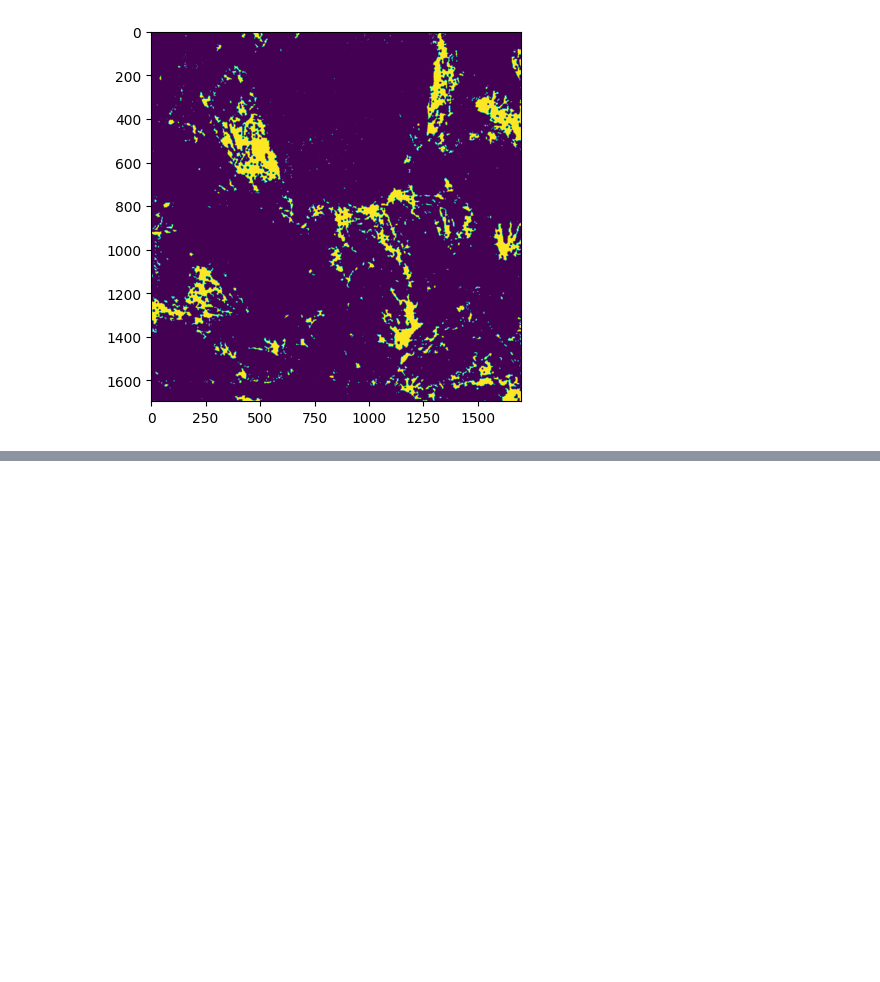
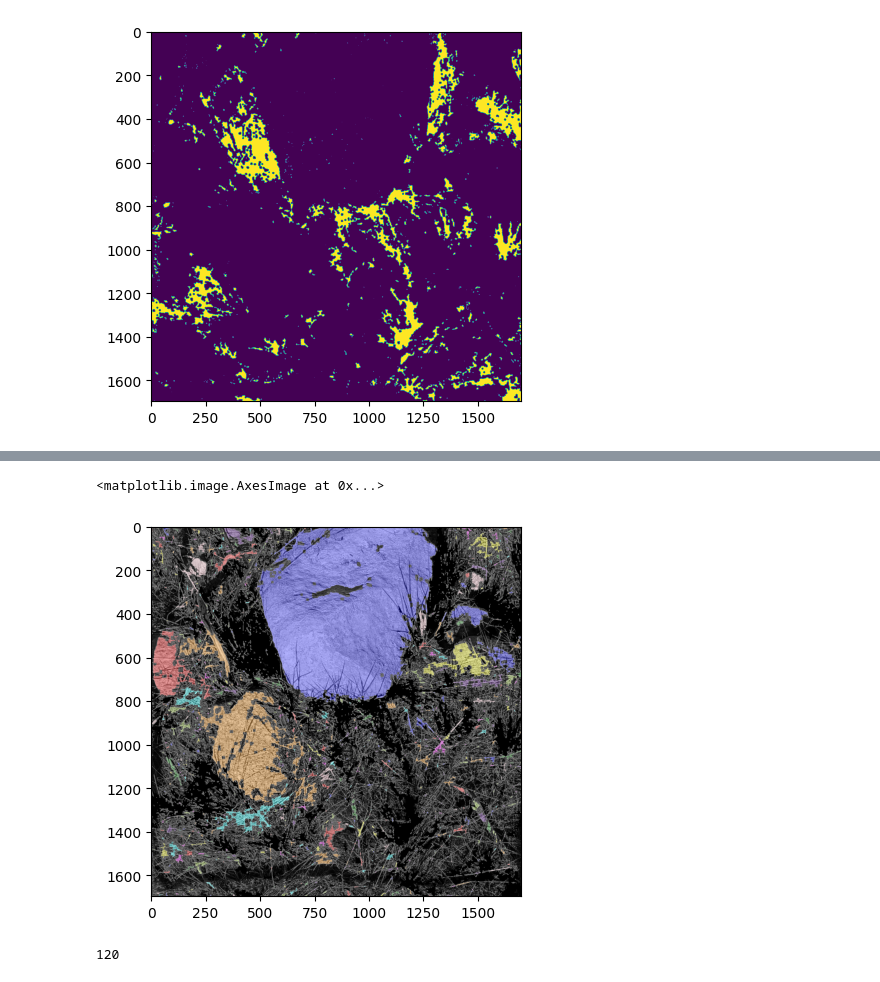
Before and after one commit to dustydells/mtech_reu_plants, a Jupyter notebook: segment_rocks.ipynb, the cells around one changed output, grey strips where cells are left out. Drawn from its saved outputs; the diff is of its cells as text; code cells hidden in the pictures; blank space fills up the shorter version.

```diff
--- a/segment_rocks.ipynb
+++ b/segment_rocks.ipynb
@@ -156,0 +168,30 @@ plt.imshow(white)
+# %%
+# Overlays labelled image on top of og image.
+image_label_overlay = label2rgb(label_mask, image=img)
+
+plt.imshow(image_label_overlay)
+# %% [output]
+<matplotlib.image.AxesImage at 0x...>
+[figure, added]
+# %%
+# Get information about clusters
+clusters = measure.regionprops(label_mask, intensity_image=img)
+
+
+# Put output into a csv file
+cols = ['Area',
+             'equivalent_diameter',
+             'orientation',
+             'MajorAxisLength',
+             'MinorAxisLength',
+             'Perimeter',
+             'MinIntensity',
+             'MeanIntensity',
+             'MaxIntensity',
+             ]
+
+# Write it out to a csv file
+output_file = open('image_measurements.csv', 'w') # write mode
+output_file.write(',' + ','.join(cols) + '\n') # Add header to csv
+# %% [output]
+120
```
Also changed, not shown: parts of 6 cells of this notebook, 1 other file.
